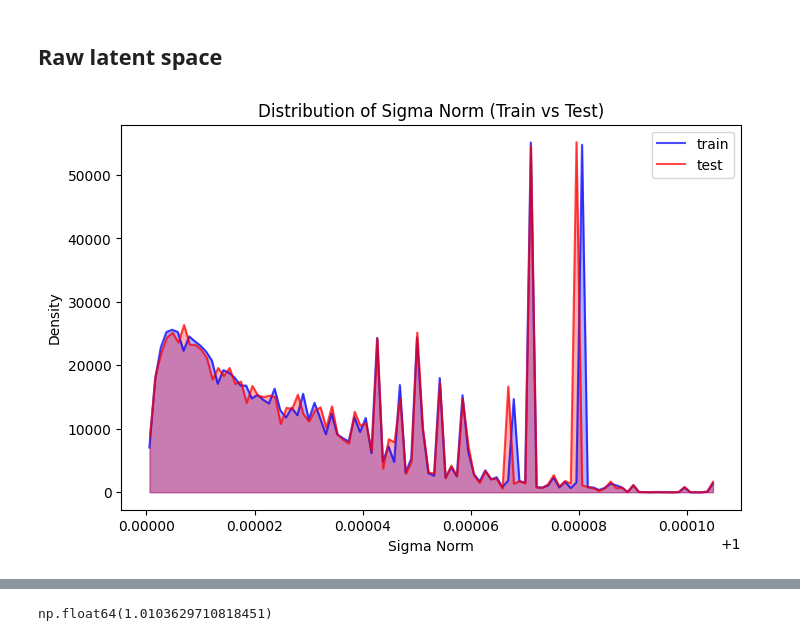
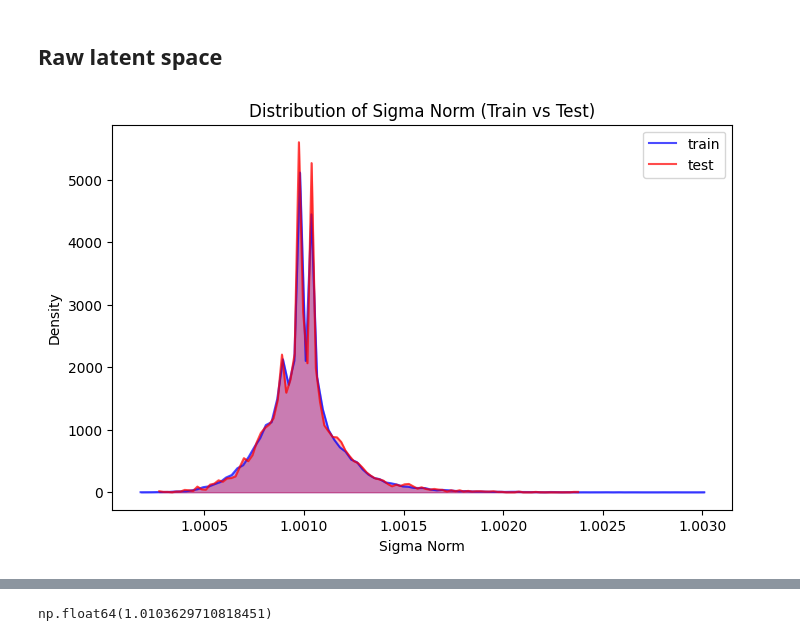
Before and after one commit to LuisCarretero/similar-expressions, a Jupyter notebook: src/downstream/latent_analysis.ipynb, the cells around one changed output, grey strips where cells are left out. Saved outputs shown, nothing was run; the diff lists cells and outputs as text; code cells hidden in the pictures.

```diff
--- a/src/downstream/latent_analysis.ipynb
+++ b/src/downstream/latent_analysis.ipynb
@@ -37,7 +37,7 @@ torch.manual_seed(41)
 torch.set_grad_enabled(False)
 
 # Load model and dataset
-model, cfg_dict, cfg = load_wandb_model(run='24ryl3yz')
+model, cfg_dict, cfg = load_wandb_model(run='ahh7tm9o')
 train_loader, test_loader, info = create_dataloader_from_wandb(cfg_dict, cfg, value_transform=lambda x: torch.arcsinh(x)*0.1)
 val_x, syntax_cats, value_transform = info['val_x'], info['syntax_cats'], info['value_transform']
 # %% [output]
@@ -54,7 +54,7 @@ for i, x in enumerate(data_from_loader(train_loader, 'x', batch_size=2**15)):
     # x = torch.tensor(data_syntax[:(2**15), ...].transpose(0, 2, 1))
     mean, ln_var = model.encoder(x)
     z = model.sample(mean, ln_var)
-    res = ln_var.norm(dim=1).exp().detach().numpy()
+    res = ln_var.norm(dim=1).exp().detach().numpy() * 0.01
     sigma_norm_train[i*BATCH_SIZE:(i+1)*BATCH_SIZE] = res
     mu_train[i*BATCH_SIZE:(i+1)*BATCH_SIZE, :] = mean.detach().numpy()
     z_train[i*BATCH_SIZE:(i+1)*BATCH_SIZE, :] = z.detach().numpy()
@@ -63,32 +63,32 @@ sigma_norm_test = np.empty(len(test_loader.dataset))
 mu_test = np.empty([len(test_loader.dataset), cfg.model.z_size])
 z_test = np.empty([len(test_loader.dataset), cfg.model.z_size])
 for i, x in enumerate(data_from_loader(test_loader, 'x', batch_size=2**15)):
     # x = torch.tensor(data_syntax[:(2**15), ...].transpose(0, 2, 1))
     mean, ln_var = model.encoder(x)
     z = model.sample(mean, ln_var)
-    res = ln_var.norm(dim=1).exp().detach().numpy()
+    res = ln_var.norm(dim=1).exp().detach().numpy() * 0.01
     sigma_norm_test[i*BATCH_SIZE:(i+1)*BATCH_SIZE] = res
     mu_test[i*BATCH_SIZE:(i+1)*BATCH_SIZE, :] = mean.detach().numpy()
     z_test[i*BATCH_SIZE:(i+1)*BATCH_SIZE, :] = z.detach().numpy()
 
 # Calculate the histogram data without plotting
 train_hist, train_bins = np.histogram(sigma_norm_train, bins=100, density=True)
 test_hist, test_bins = np.histogram(sigma_norm_test, bins=100, density=True)
 
 # Calculate bin centers for plotting
 train_bin_centers = (train_bins[:-1] + train_bins[1:]) / 2
 test_bin_centers = (test_bins[:-1] + test_bins[1:]) / 2
 
 # Create a plot for direct comparison
 plt.figure(figsize=(8, 5))
 plt.plot(train_bin_centers, train_hist, label='train', color='blue', alpha=0.7)
 plt.plot(test_bin_centers, test_hist, label='test', color='red', alpha=0.7)
 plt.fill_between(train_bin_centers, train_hist, alpha=0.3, color='blue')
 plt.fill_between(test_bin_centers, test_hist, alpha=0.3, color='red')
 plt.xlabel('Sigma Norm')
 plt.ylabel('Density')
 plt.title('Distribution of Sigma Norm (Train vs Test)')
 plt.legend()
 plt.show()
 # %% [output]
-[figure, old version]
+[figure, new version]
```
Also changed, not shown: parts of 1 cell of this notebook, 6 other files.
